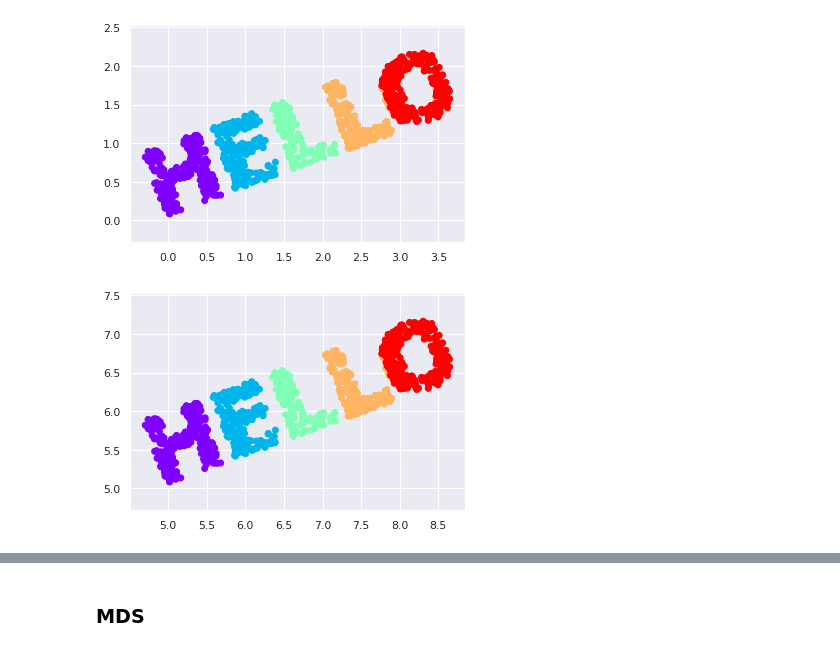
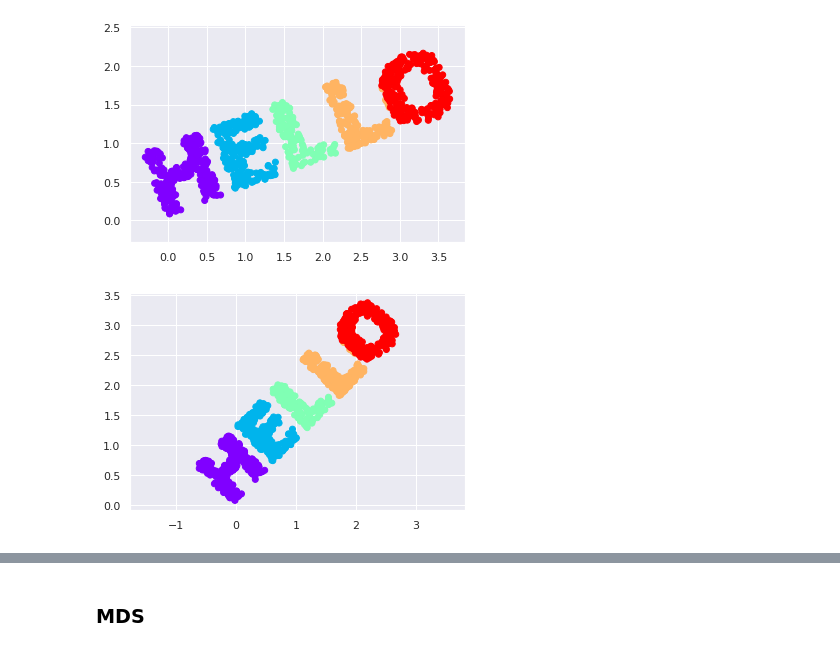
Before and after one commit to Jittiya/multivariate, a Jupyter notebook: Chapter_4_MDS.ipynb, the cells around one changed output, grey strips where cells are left out. Cells and saved outputs as stored; diff of their text form; code cells hidden in the pictures.

```diff
--- a/Chapter_4_MDS.ipynb
+++ b/Chapter_4_MDS.ipynb
@@ -253,8 +254,9 @@ plt.axis('equal');\
 # %% [output]
 [figure]
 # %%
-X2 = rotate(X, 20) + 5
+X2 = rotate(X, 45)
 plt.scatter(X2[:, 0], X2[:, 1], **colorize)
-plt.axis('equal');
+plt.axis('equal');\
+#หมุนไปแกน x 45 องศา
 # %% [output]
-[figure, old version]
+[figure, new version]
```
Also changed, not shown: parts of 12 cells of this notebook.
